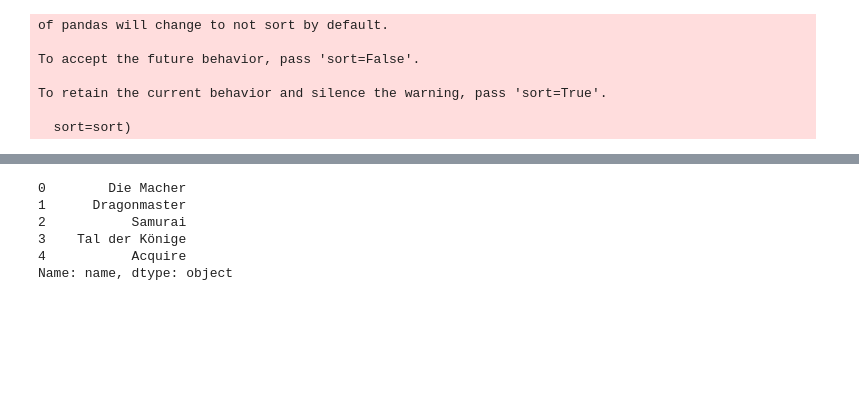
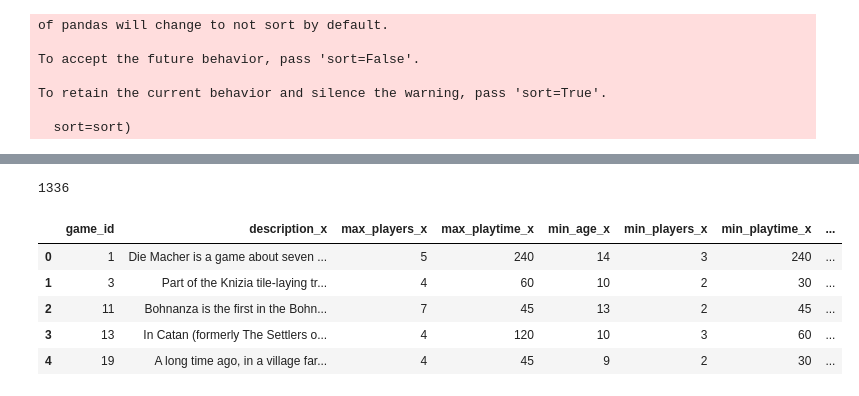
Before and after one commit to viktoriakonya/C3---Project, a Jupyter notebook: board_games/Loading_data_mod.ipynb, the cells around one changed output, grey strips where cells are left out. Saved outputs shown, nothing was run; the diff lists cells and outputs as text; code cells hidden in the pictures; blank space fills up the shorter version.

```diff
--- a/board_games/Loading_data_mod.ipynb
+++ b/board_games/Loading_data_mod.ipynb
@@ -335,3 +438,10 @@ united_df = pd.merge(board_games_raw, no_duplicate_categ_df, how='inner', left_o
+# %%
+# Merge datasets on name and year_published
+united_df = pd.merge(board_games,
+                     board_games_api,
+                     how='inner',
+                     left_on=['name', 'year_published'],
+                     right_on=['name', 'year_published'])
 # %%
 len(united_df)
 # %% [output]
@@ -339,15 +449,23 @@ len(united_df)
-# %%
-board_games_raw['name'].head()
-# %% [output]
-0        Die Macher
-1      Dragonmaster
-2           Samurai
-3    Tal der Könige
-4           Acquire
-Name: name, dtype: object
 # %%
-
-united_df = pd.merge(board_games_raw, no_duplicate_categ_df, how='left', left_on='name', right_on='name')
+# Merge datasets on name and year_published
+united_df2 = pd.merge(board_games_raw,
+                     board_games_api,
+                     how='inner',
+                     left_on=['name'],
+                     right_on=['name'])
+# %%
+len(united_df2)
+# %% [output]
+1336
+# %%
+united_df.head()
+# %% [output]
+|  | game_id | description_x | max_players_x | max_playtime_x | min_age_x | min_players_x | min_playtime_x | ... |
+| 0 | 1 | Die Macher is a game about seven ... | 5 | 240 | 14 | 3 | 240 | ... |
+| 1 | 3 | Part of the Knizia tile-laying tr... | 4 | 60 | 10 | 2 | 30 | ... |
+| 2 | 11 | Bohnanza is the first in the Bohn... | 7 | 45 | 13 | 2 | 45 | ... |
+| 3 | 13 | In Catan (formerly The Settlers o... | 4 | 120 | 10 | 3 | 60 | ... |
+| 4 | 19 | A long time ago, in a village far... | 4 | 45 | 9 | 2 | 30 | ... |
 # %%
 len(united_df)
 # %% [output]
```
Also changed, not shown: parts of 72 cells of this notebook.
